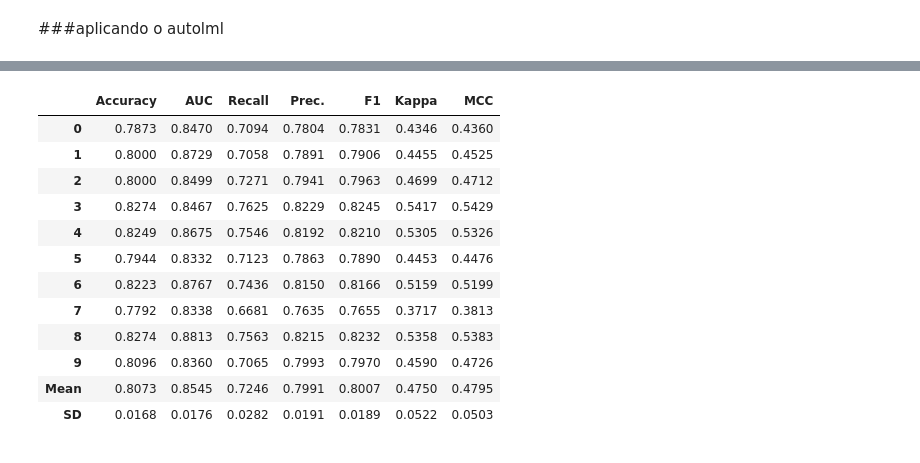
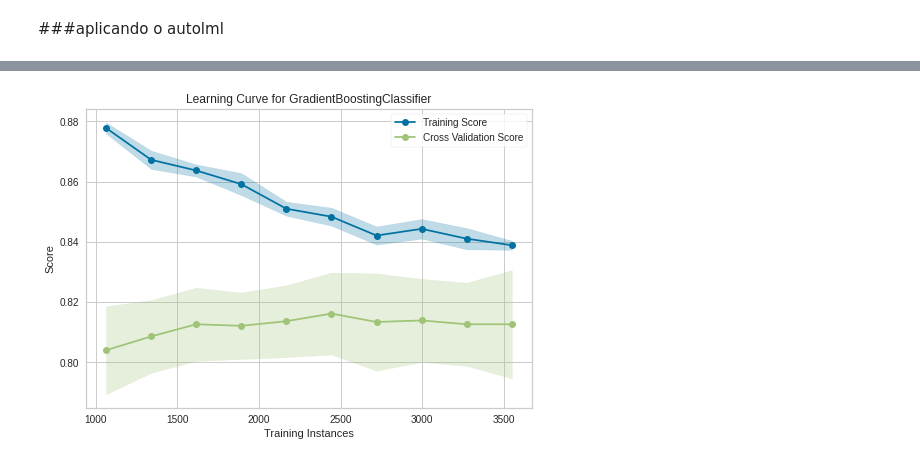
Before and after one commit to jjefferson2006/DSWP_JJ_altera, a Jupyter notebook: desafio_kaggle_2.ipynb, the cells around one changed output, grey strips where cells are left out. Saved outputs shown, nothing was run; the diff lists cells and outputs as text; code cells hidden in the pictures.

```diff
--- a/desafio_kaggle_2.ipynb
+++ b/desafio_kaggle_2.ipynb
@@ -519,16 +503,4 @@ ada = create_model('ada')
-# %%
-tuned_ada = tune_model(ada)
-# %% [output]
-|  | Accuracy | AUC | Recall | Prec. | F1 | Kappa | MCC |
-| 0 | 0.7873 | 0.8470 | 0.7094 | 0.7804 | 0.7831 | 0.4346 | 0.4360 |
-| 1 | 0.8000 | 0.8729 | 0.7058 | 0.7891 | 0.7906 | 0.4455 | 0.4525 |
-| 2 | 0.8000 | 0.8499 | 0.7271 | 0.7941 | 0.7963 | 0.4699 | 0.4712 |
-| 3 | 0.8274 | 0.8467 | 0.7625 | 0.8229 | 0.8245 | 0.5417 | 0.5429 |
-| 4 | 0.8249 | 0.8675 | 0.7546 | 0.8192 | 0.8210 | 0.5305 | 0.5326 |
-| 5 | 0.7944 | 0.8332 | 0.7123 | 0.7863 | 0.7890 | 0.4453 | 0.4476 |
-| 6 | 0.8223 | 0.8767 | 0.7436 | 0.8150 | 0.8166 | 0.5159 | 0.5199 |
-| 7 | 0.7792 | 0.8338 | 0.6681 | 0.7635 | 0.7655 | 0.3717 | 0.3813 |
-| 8 | 0.8274 | 0.8813 | 0.7563 | 0.8215 | 0.8232 | 0.5358 | 0.5383 |
-| 9 | 0.8096 | 0.8360 | 0.7065 | 0.7993 | 0.7970 | 0.4590 | 0.4726 |
-| Mean | 0.8073 | 0.8545 | 0.7246 | 0.7991 | 0.8007 | 0.4750 | 0.4795 |
-| SD | 0.0168 | 0.0176 | 0.0282 | 0.0191 | 0.0189 | 0.0522 | 0.0503 |
+# %%
+plot_model(estimator = tuned_gbc, plot = 'learning')
+# %% [output]
+[figure, added]
```
Also changed, not shown: parts of 15 cells of this notebook.
